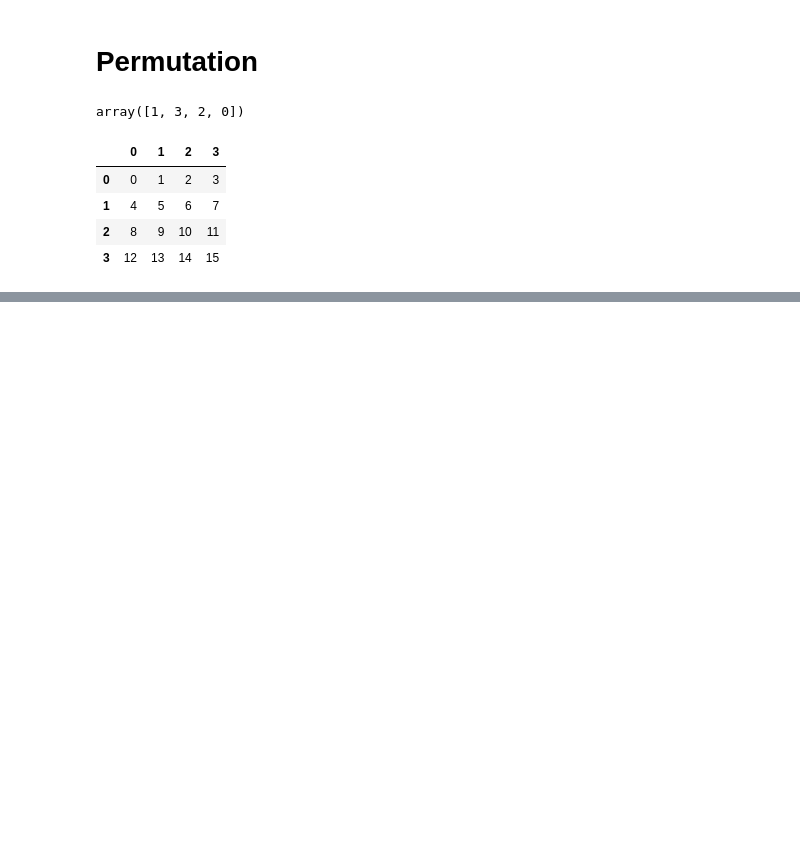
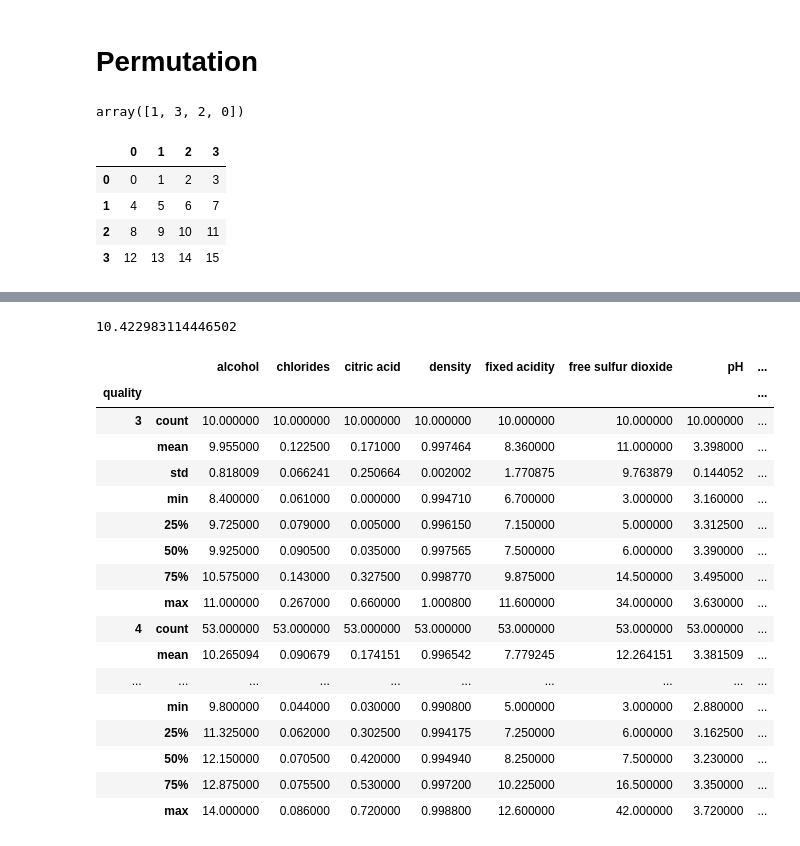
Before and after one commit to WenWeiKun-byte/PyData-Cookbook, a Jupyter notebook: Python For Data_3 Working with Data.ipynb, the cells around one changed output, grey strips where cells are left out. Cells and saved outputs as stored; diff of their text form; code cells hidden in the pictures; blank space fills up the shorter version.

```diff
--- a/Python For Data_3 Working with Data.ipynb
+++ b/Python For Data_3 Working with Data.ipynb
@@ -1127,0 +1496,34 @@ dframe.take(blender)
+# %%
+# How about we find out the average alcohol content for the wine
+dframe_wine['alcohol'].mean()
+# %% [output]
+10.422983114446502
+# %%
+# That was an example of an aggregate, how about we make our own?
+def max_to_min(arr):
+    return arr.max() - arr.min()
+
+# Let's group the wines by "quality"
+wino = dframe_wine.groupby('quality')
+
+# Show
+wino.describe()
+# %% [output]
+|  |  | alcohol | chlorides | citric acid | density | fixed acidity | free sulfur dioxide | pH | ... |
+| quality |  |  |  |  |  |  |  |  | ... |
+| 3 | count | 10.000000 | 10.000000 | 10.000000 | 10.000000 | 10.000000 | 10.000000 | 10.000000 | ... |
+|  | mean | 9.955000 | 0.122500 | 0.171000 | 0.997464 | 8.360000 | 11.000000 | 3.398000 | ... |
+|  | std | 0.818009 | 0.066241 | 0.250664 | 0.002002 | 1.770875 | 9.763879 | 0.144052 | ... |
+|  | min | 8.400000 | 0.061000 | 0.000000 | 0.994710 | 6.700000 | 3.000000 | 3.160000 | ... |
+|  | 25% | 9.725000 | 0.079000 | 0.005000 | 0.996150 | 7.150000 | 5.000000 | 3.312500 | ... |
+|  | 50% | 9.925000 | 0.090500 | 0.035000 | 0.997565 | 7.500000 | 6.000000 | 3.390000 | ... |
+|  | 75% | 10.575000 | 0.143000 | 0.327500 | 0.998770 | 9.875000 | 14.500000 | 3.495000 | ... |
+|  | max | 11.000000 | 0.267000 | 0.660000 | 1.000800 | 11.600000 | 34.000000 | 3.630000 | ... |
+| 4 | count | 53.000000 | 53.000000 | 53.000000 | 53.000000 | 53.000000 | 53.000000 | 53.000000 | ... |
+|  | mean | 10.265094 | 0.090679 | 0.174151 | 0.996542 | 7.779245 | 12.264151 | 3.381509 | ... |
+| ... | ... | ... | ... | ... | ... | ... | ... | ... | ... |
+|  | min | 9.800000 | 0.044000 | 0.030000 | 0.990800 | 5.000000 | 3.000000 | 2.880000 | ... |
+|  | 25% | 11.325000 | 0.062000 | 0.302500 | 0.994175 | 7.250000 | 6.000000 | 3.162500 | ... |
+|  | 50% | 12.150000 | 0.070500 | 0.420000 | 0.994940 | 8.250000 | 7.500000 | 3.230000 | ... |
+|  | 75% | 12.875000 | 0.075500 | 0.530000 | 0.997200 | 10.225000 | 16.500000 | 3.350000 | ... |
+|  | max | 14.000000 | 0.086000 | 0.720000 | 0.998800 | 12.600000 | 42.000000 | 3.720000 | ... |
```
Also changed, not shown: parts of 56 cells of this notebook.
